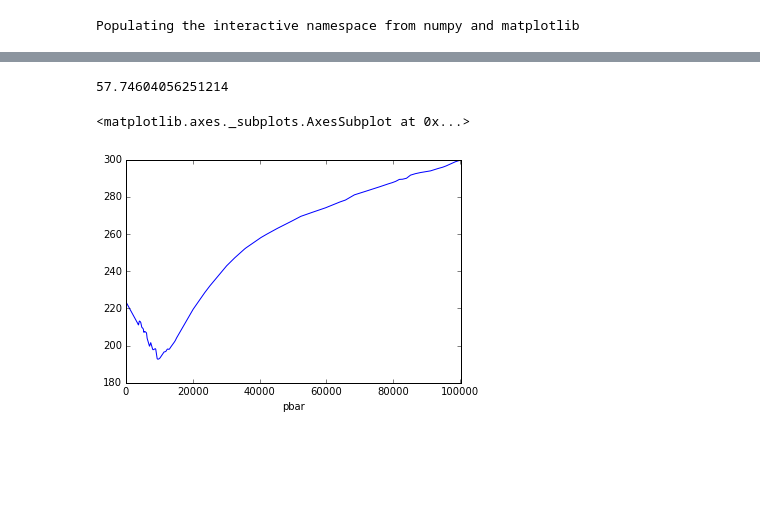
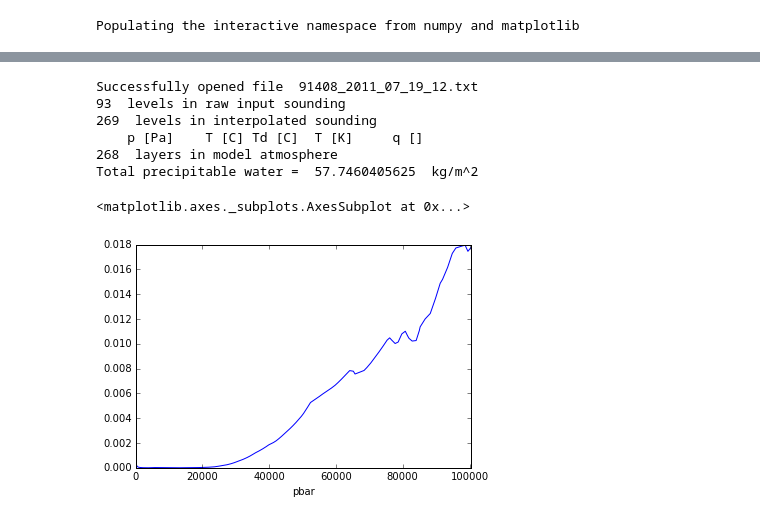
Before and after one commit to CodaP/aos_weighting_function, a Jupyter notebook: weighting function.ipynb, the cells around one changed output, grey strips where cells are left out. Saved outputs shown, nothing was run; the diff lists cells and outputs as text; code cells hidden in the pictures; blank space fills up the shorter version.

```diff
--- a/weighting function.ipynb
+++ b/weighting function.ipynb
@@ -133,4 +25,0 @@ layers['rho_wv'] = layers.wvmass / layers.delta_z
-# %%
-sum( x.wvmass for x in weight_shell.Atmosphere )
-# %% [output]
-57.74604056251214
@@ -137,10 +28,20 @@ sum( x.wvmass for x in weight_shell.Atmosphere )
+# %%
+sonde = weight_shell.read_sonde('91408_2011_07_19_12.txt')
+levels = weight_shell.interpolate_sounding(sonde)
+Atmosphere = weight_shell.create_atmosphere(levels)
+# %% [output]
+Successfully opened file  91408_2011_07_19_12.txt
+93  levels in raw input sounding
+269  levels in interpolated sounding
+    p [Pa]    T [C] Td [C]  T [K]     q []
+268  layers in model atmosphere
+Total precipitable water =  57.7460405625  kg/m^2
 # %%
 atmos = (pd.DataFrame(
-        [{key:getattr(x, key) for key in ['Zbar','pbar','Tbar','rho','rhowv','DZ','qbar','mass','wvmass']}
-         for x in weight_shell.Atmosphere])
+        [{key:getattr(x, key) for key in ['pbar','Tbar','rho','rhowv','DZ','qbar','mass','wvmass']}
+         for x in Atmosphere])
          .set_index('pbar', drop=False).sort_index())
-#atmos.wvmass.sum()#.plot()
-atmos.Tbar.plot()
+atmos.qbar.plot()
 # %% [output]
 <matplotlib.axes._subplots.AxesSubplot at 0x...>
-[figure, old version]
+[figure, new version]
```
Also changed, not shown: parts of 29 cells of this notebook, 4 other files.
